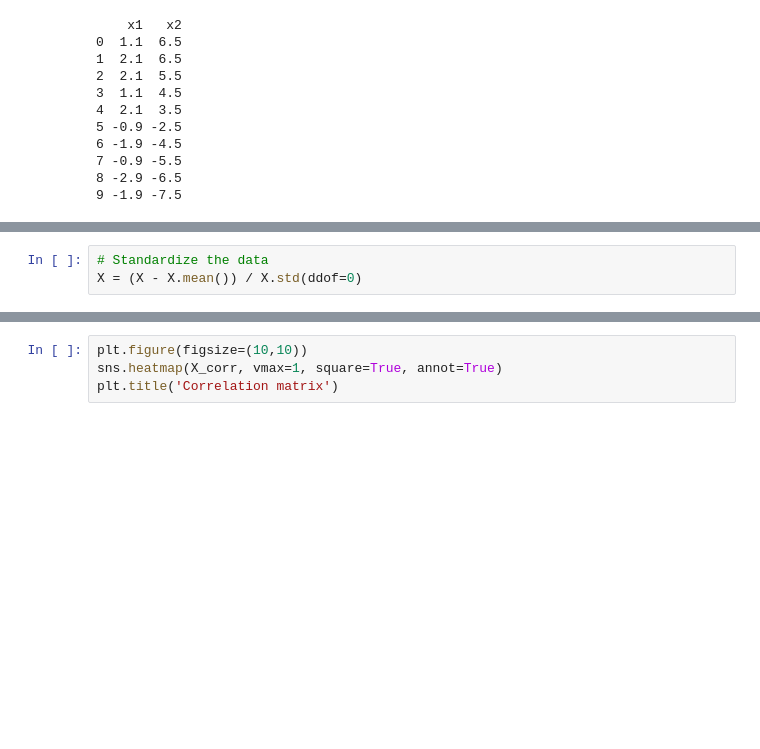
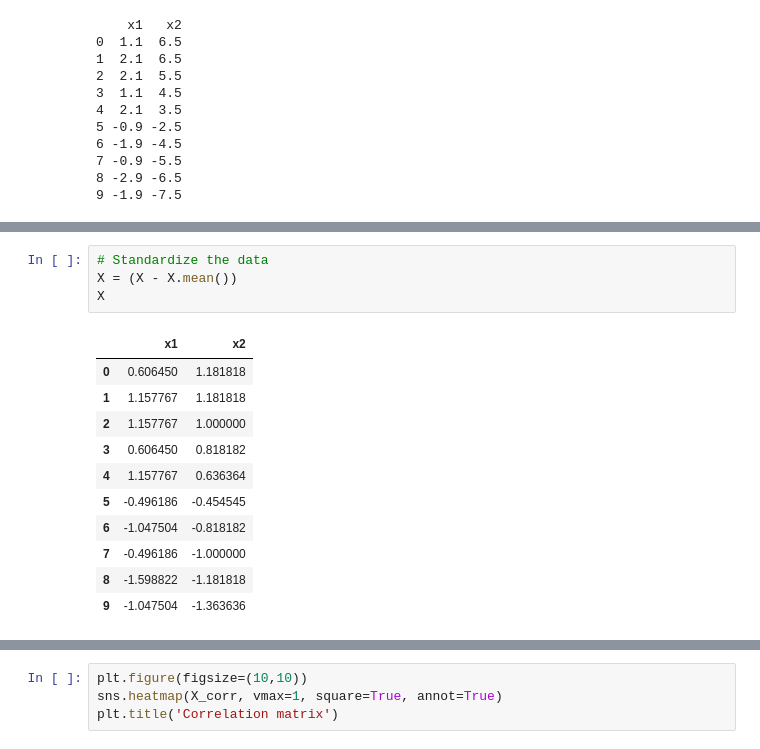
Before and after one commit to Hanh3103/MachineLearning, a Jupyter notebook: Uebung3/aufgabe_1.ipynb, the cells around one changed output, grey strips where cells are left out. Drawn from its saved outputs; the diff is of its cells as text; blank space fills up the shorter version.

```diff
--- a/Uebung3/aufgabe_1.ipynb
+++ b/Uebung3/aufgabe_1.ipynb
@@ -45,3 +45,16 @@ X.plot.scatter(x='x1', y='x2', c='g')
 # %%
 # Standardize the data
-X = (X - X.mean()) / X.std(ddof=0)
+X = (X - X.mean())
+X
+# %% [output]
+|  | x1 | x2 |
+| 0 | 0.606450 | 1.181818 |
+| 1 | 1.157767 | 1.181818 |
+| 2 | 1.157767 | 1.000000 |
+| 3 | 0.606450 | 0.818182 |
+| 4 | 1.157767 | 0.636364 |
+| 5 | -0.496186 | -0.454545 |
+| 6 | -1.047504 | -0.818182 |
+| 7 | -0.496186 | -1.000000 |
+| 8 | -1.598822 | -1.181818 |
+| 9 | -1.047504 | -1.363636 |
```
Also changed, not shown: parts of 12 cells of this notebook, 1 other file.
